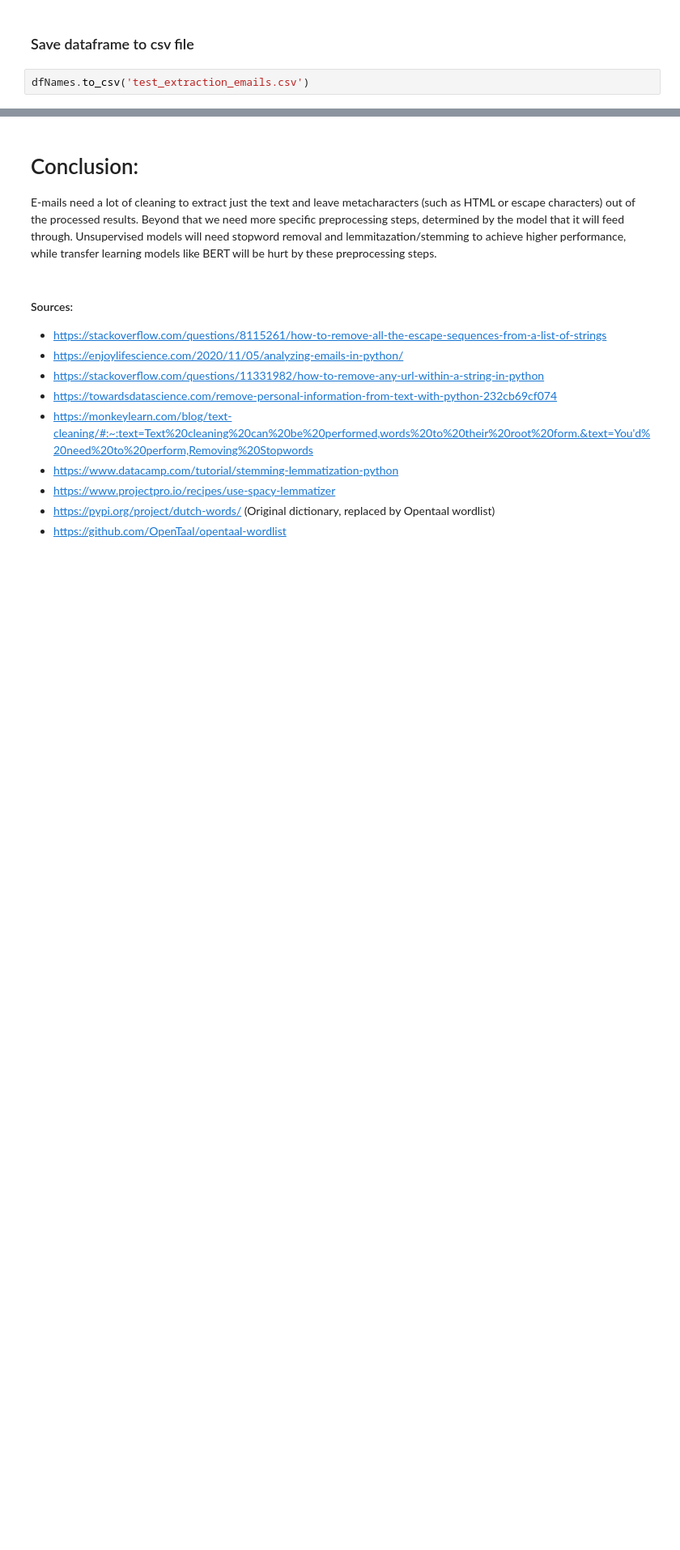
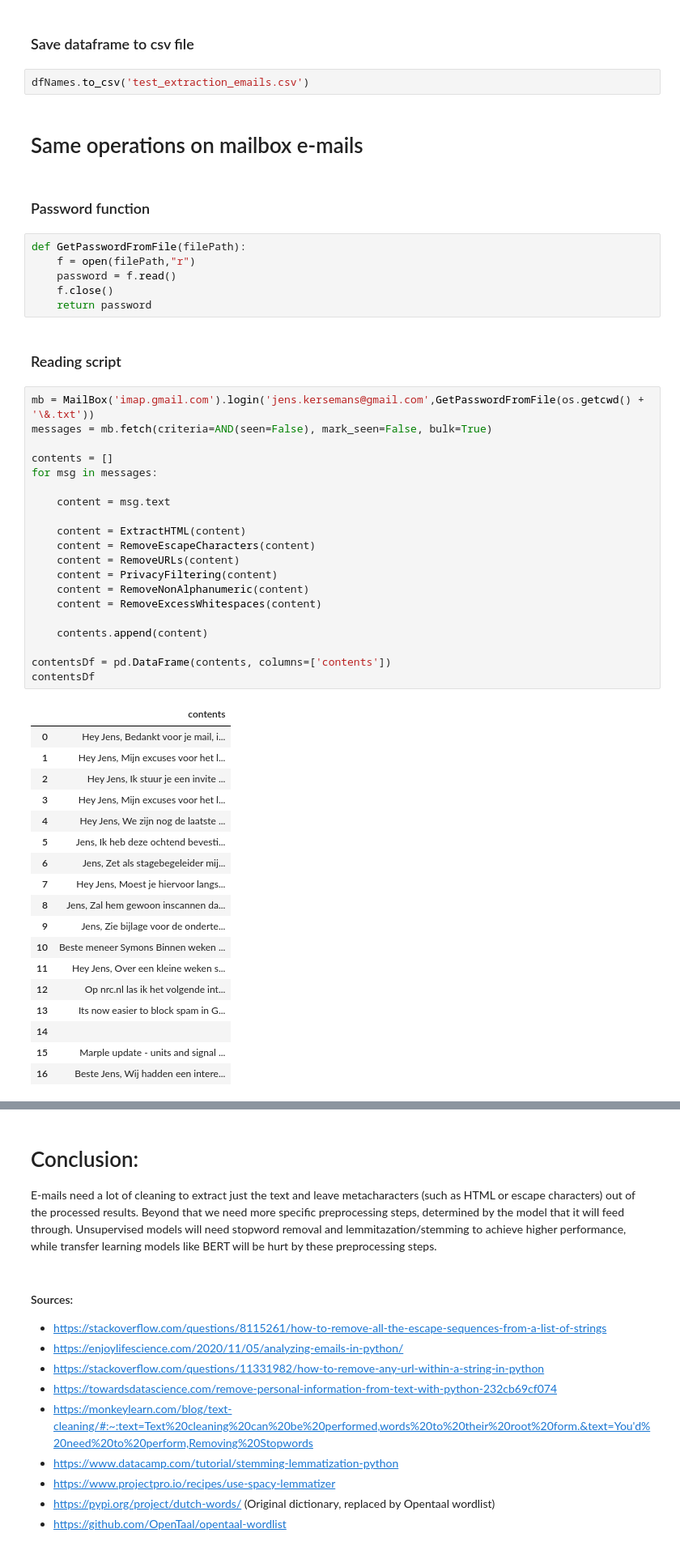
Before and after one commit to Spacehack100/Bachelor_project_code_storage, a Jupyter notebook: email text extraction test.ipynb, the cells around one changed output, grey strips where cells are left out. Shown at 81% size. Drawn from its saved outputs; the diff is of its cells as text; blank space fills up the shorter version.

```diff
--- a/email text extraction test.ipynb
+++ b/email text extraction test.ipynb
@@ -220,3 +253,54 @@ dfNames.head(20)
 ### Save dataframe to csv file
 # %%
 dfNames.to_csv('test_extraction_emails.csv')
+# %% [markdown]
+# Same operations on mailbox e-mails
+# %% [markdown]
+### Password function
+# %%
+def GetPasswordFromFile(filePath):
+    f = open(filePath,"r")
+    password = f.read()
+    f.close()
+    return password
+# %% [markdown]
+### Reading script
+# %%
+mb = MailBox('imap.gmail.com').login('jens.kersemans@gmail.com',GetPasswordFromFile(os.getcwd() + '\&.txt'))
+messages = mb.fetch(criteria=AND(seen=False), mark_seen=False, bulk=True)
+
+contents = []
+for msg in messages:
+
+    content = msg.text
+
+    content = ExtractHTML(content)
+    content = RemoveEscapeCharacters(content)
+    content = RemoveURLs(content)
+    content = PrivacyFiltering(content)
+    content = RemoveNonAlphanumeric(content)
+    content = RemoveExcessWhitespaces(content)
+
+    contents.append(content)
+
+contentsDf = pd.DataFrame(contents, columns=['contents'])
+contentsDf
+# %% [output]
+|  | contents |
+| 0 | Hey Jens, Bedankt voor je mail, i... |
+| 1 | Hey Jens, Mijn excuses voor het l... |
+| 2 | Hey Jens, Ik stuur je een invite ... |
+| 3 | Hey Jens, Mijn excuses voor het l... |
+| 4 | Hey Jens, We zijn nog de laatste ... |
+| 5 | Jens, Ik heb deze ochtend bevesti... |
+| 6 | Jens, Zet als stagebegeleider mij... |
+| 7 | Hey Jens, Moest je hiervoor langs... |
+| 8 | Jens, Zal hem gewoon inscannen da... |
+| 9 | Jens, Zie bijlage voor de onderte... |
+| 10 | Beste meneer Symons Binnen weken ... |
+| 11 | Hey Jens, Over een kleine weken s... |
+| 12 | Op nrc.nl las ik het volgende int... |
+| 13 | Its now easier to block spam in G... |
+| 14 |  |
+| 15 | Marple update - units and signal ... |
+| 16 | Beste Jens, Wij hadden een intere... |
```
Also changed, not shown: parts of 11 cells of this notebook, 1 other file.
